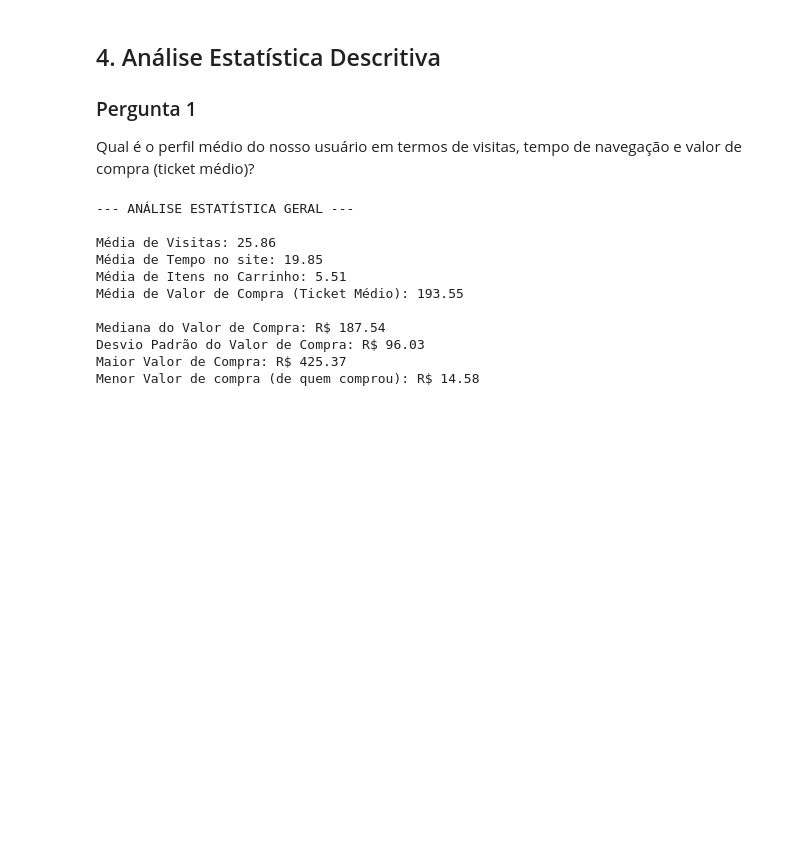
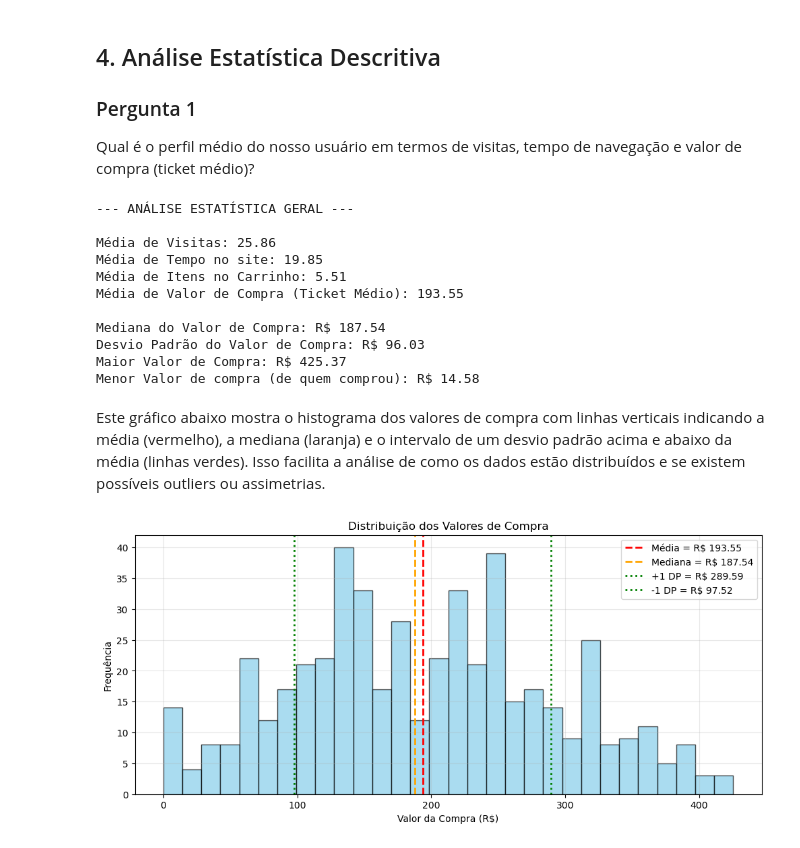
Before and after one commit to CleidsonGoes/Analise_Estatistica_de_Dados_Para_Area_de_Marketing, a Jupyter notebook: index.ipynb, the cells around one changed output. Cells and saved outputs as stored; diff of their text form; code cells hidden in the pictures; blank space fills up the shorter version.

Commit message:
Construção do Histograma de valores de compras

```diff
--- a/index.ipynb
+++ b/index.ipynb
@@ -128,3 +128,33 @@ Mediana do Valor de Compra: R$ 187.54
 Desvio Padrão do Valor de Compra: R$ 96.03
 Maior Valor de Compra: R$ 425.37
 Menor Valor de compra (de quem comprou): R$ 14.58
+# %% [markdown]
+Este gráfico abaixo mostra o histograma dos valores de compra com linhas verticais
+indicando a média (vermelho), a mediana (laranja) e o intervalo de um desvio padrão acima e abaixo da média (linhas verdes). Isso facilita a análise de como os dados estão distribuídos e se existem possíveis outliers ou assimetrias.
+# %%
+# Separando colunas
+visitas_col = dados_ecommerce[:, 0]
+tempo_col = dados_ecommerce[:, 1]
+itens_col = dados_ecommerce[:, 2]
+valor_col = dados_ecommerce[:, 3]
+
+# Calculando as Estatísticas
+media_valor = np.mean(valor_col)
+mediana_valor = np.median(valor_col)
+std_valor = np.std(valor_col)
+
+# --- GRÁFICO ---
+plt.figure(figsize = (12, 5))
+plt.hist(valor_col, bins = 30, color = 'skyblue', edgecolor = 'black', alpha = 0.7)
+plt.axvline(media_valor, color = 'red', linestyle = '--',linewidth = 2, label = f'Média = R$ {media_valor:.2f}')
+plt.axvline(mediana_valor, color = 'orange', linestyle = '--', linewidth = 2, label = f'Mediana = R$ {mediana_valor:.2f}')
+plt.axvline(media_valor + std_valor, color = 'green', linestyle = ':', linewidth = 2, label = f'+1 DP = R$ {media_valor + std_valor:.2f}')
+plt.axvline(media_valor - std_valor, color = 'green', linestyle = ':', linewidth = 2, label = f'-1 DP = R$ {media_valor - std_valor:.2f}')
+plt.legend()
+plt.title('Distribuição dos Valores de Compra')
+plt.xlabel('Valor da Compra (R$)')
+plt.ylabel('Frequência')
+plt.grid(alpha = 0.3)
+plt.show()
+# %% [output]
+[figure, added]
```
